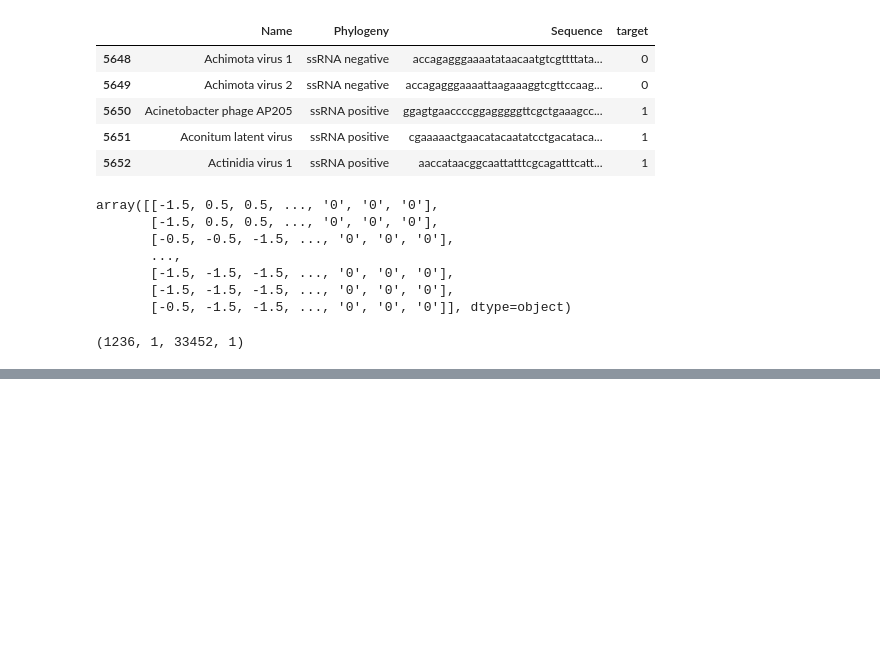
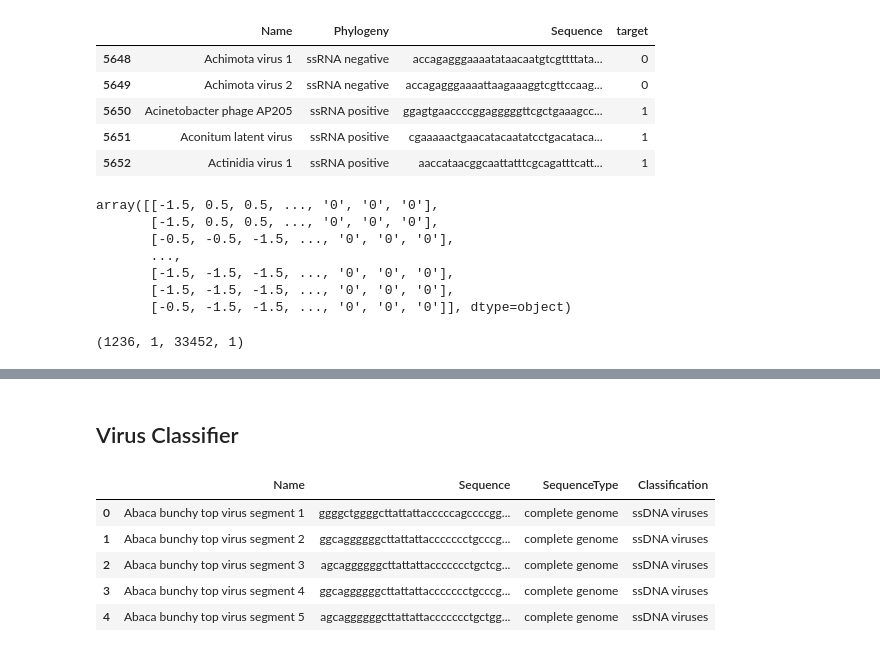
Before and after one commit to qdupupet/Viral-Genomes, a Jupyter notebook: Viral Genomes.ipynb, the cells around one changed output, grey strips where cells are left out. Saved outputs shown, nothing was run; the diff lists cells and outputs as text; code cells hidden in the pictures; blank space fills up the shorter version.

```diff
--- a/Viral Genomes.ipynb
+++ b/Viral Genomes.ipynb
@@ -437,0 +558,2 @@ Epoch 10/10
+# %% [markdown]
+## Virus Classifier
@@ -437,0 +573,11 @@ Epoch 10/10
+# %%
+# Create a dataframe including only the four most common classifications, and set the target as one-hot encoded classifications
+genomes_5 = pd.concat([genomes_01, genomes_02, genomes_03, genomes_04], ignore_index = True)
+genomes_5.head()
+# %% [output]
+|  | Name | Sequence | SequenceType | Classification |
+| 0 | Abaca bunchy top virus segment 1 | ggggctggggcttattattacccccagccccgg... | complete genome | ssDNA viruses |
+| 1 | Abaca bunchy top virus segment 2 | ggcaggggggcttattattaccccccctgcccg... | complete genome | ssDNA viruses |
+| 2 | Abaca bunchy top virus segment 3 | agcaggggggcttattattaccccccctgctcg... | complete genome | ssDNA viruses |
+| 3 | Abaca bunchy top virus segment 4 | ggcaggggggcttattattaccccccctgcccg... | complete genome | ssDNA viruses |
+| 4 | Abaca bunchy top virus segment 5 | agcaggggggcttattattaccccccctgctgg... | complete genome | ssDNA viruses |
```
Also changed, not shown: parts of 35 cells of this notebook.
